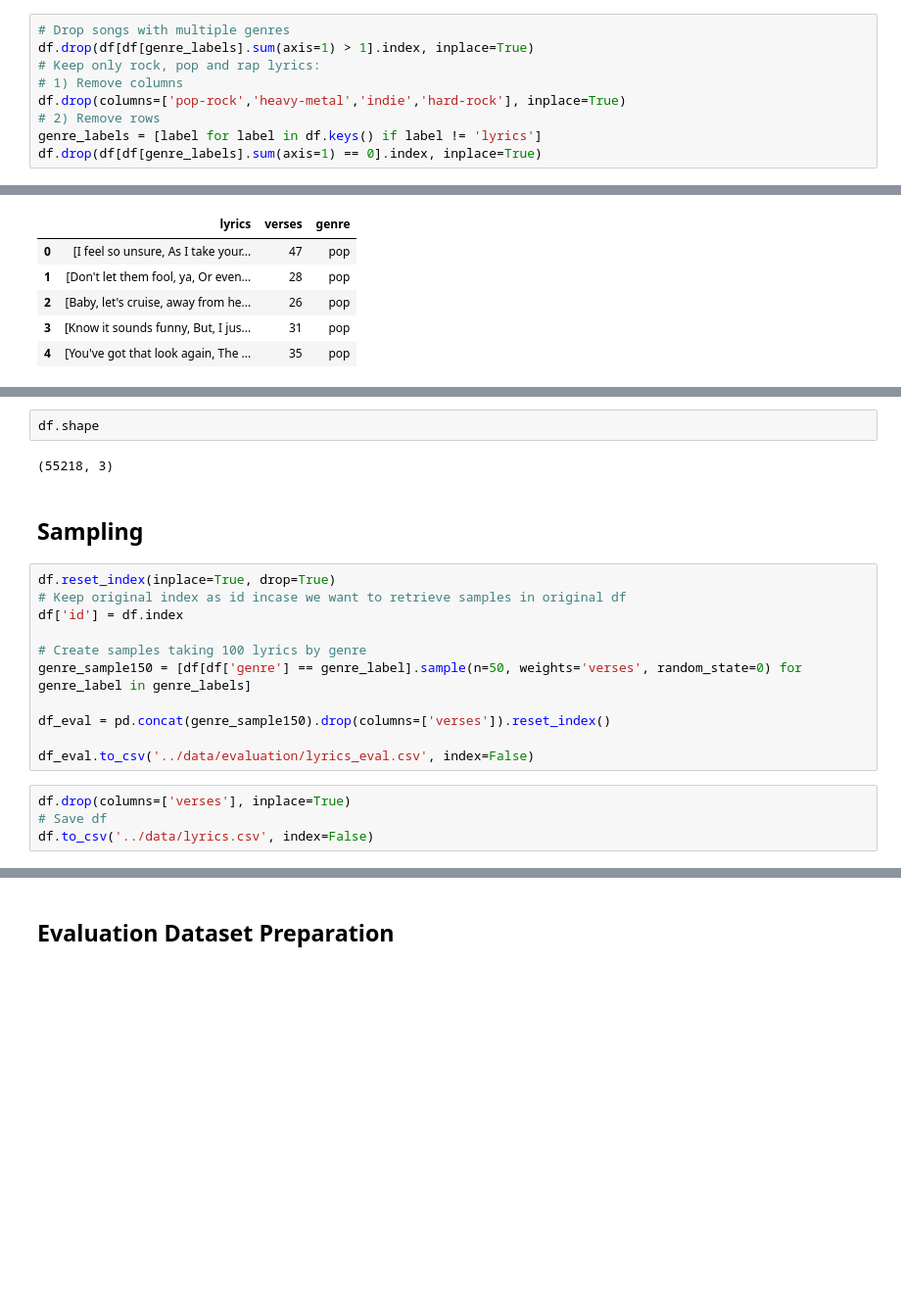
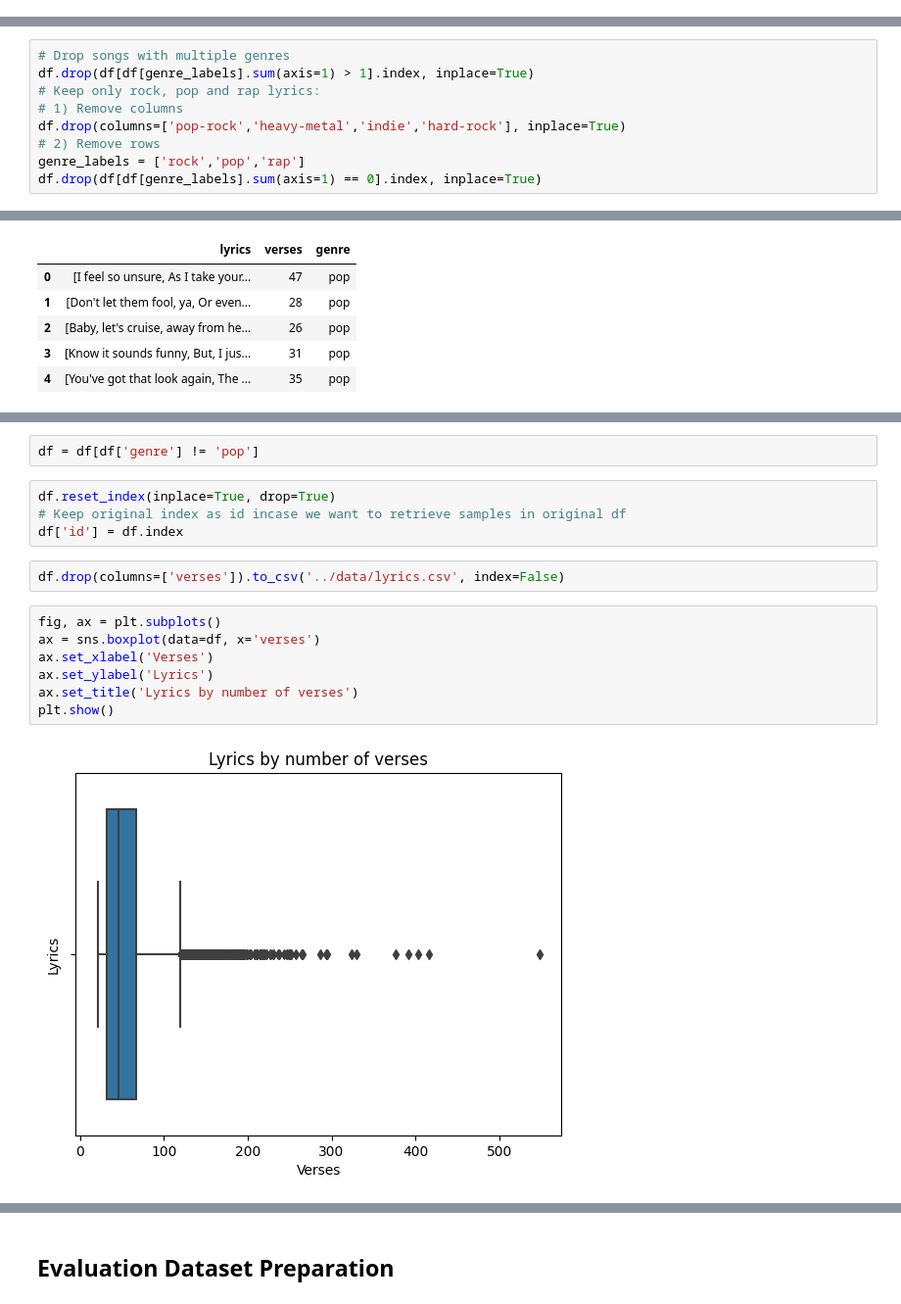
Before and after one commit to mattiapggioli/lyrics2ts, a Jupyter notebook: notebooks/data_preparation.ipynb, the cells around one changed output, grey strips where cells are left out. Shown at 98% size. Drawn from its saved outputs; the diff is of its cells as text; blank space fills up the shorter version.

```diff
--- a/notebooks/data_preparation.ipynb
+++ b/notebooks/data_preparation.ipynb
@@ -149,9 +137,0 @@ dtype: int64
-# %%
-# Drop songs with multiple genres
-df.drop(df[df[genre_labels].sum(axis=1) > 1].index, inplace=True)
-# Keep only rock, pop and rap lyrics:
-# 1) Remove columns
-df.drop(columns=['pop-rock','heavy-metal','indie','hard-rock'], inplace=True)
-# 2) Remove rows
-genre_labels = [label for label in df.keys() if label != 'lyrics']
-df.drop(df[df[genre_labels].sum(axis=1) == 0].index, inplace=True)
@@ -235,3 +213,12 @@ plt.show()
+# %%
+# Drop songs with multiple genres
+df.drop(df[df[genre_labels].sum(axis=1) > 1].index, inplace=True)
+# Keep only rock, pop and rap lyrics:
+# 1) Remove columns
+df.drop(columns=['pop-rock','heavy-metal','indie','hard-rock'], inplace=True)
+# 2) Remove rows
+genre_labels = ['rock','pop','rap']
+df.drop(df[df[genre_labels].sum(axis=1) == 0].index, inplace=True)
 # %%
 # Map again dummy variables to labels
 df['genre'] = df[['rock', 'pop', 'rap']].apply(lambda x: 'rock' if x[0] == 1 else ('pop' if x[1] == 1 else ('rap' if x[2] == 1 else None)), axis=1)
@@ -256,22 +243,18 @@ pop     16112
 Name: genre, dtype: int64
-# %%
-df.shape
-# %% [output]
-(55218, 3)
-# %% [markdown]
-## Sampling
+# %%
+df = df[df['genre'] != 'pop']
 # %%
 df.reset_index(inplace=True, drop=True)
 # Keep original index as id incase we want to retrieve samples in original df
 df['id'] = df.index
-
-# Create samples taking 100 lyrics by genre
-genre_sample150 = [df[df['genre'] == genre_label].sample(n=50, weights='verses', random_state=0) for genre_label in genre_labels]
-
-df_eval = pd.concat(genre_sample150).drop(columns=['verses']).reset_index()
-
-df_eval.to_csv('../data/evaluation/lyrics_eval.csv', index=False)
 # %%
-df.drop(columns=['verses'], inplace=True)
-# Save df
-df.to_csv('../data/lyrics.csv', index=False)
+df.drop(columns=['verses']).to_csv('../data/lyrics.csv', index=False)
+# %%
+fig, ax = plt.subplots()
+ax = sns.boxplot(data=df, x='verses')
+ax.set_xlabel('Verses')
+ax.set_ylabel('Lyrics')
+ax.set_title('Lyrics by number of verses')
+plt.show()
+# %% [output]
+[figure, added]
```
Also changed, not shown: parts of 37 cells of this notebook.
